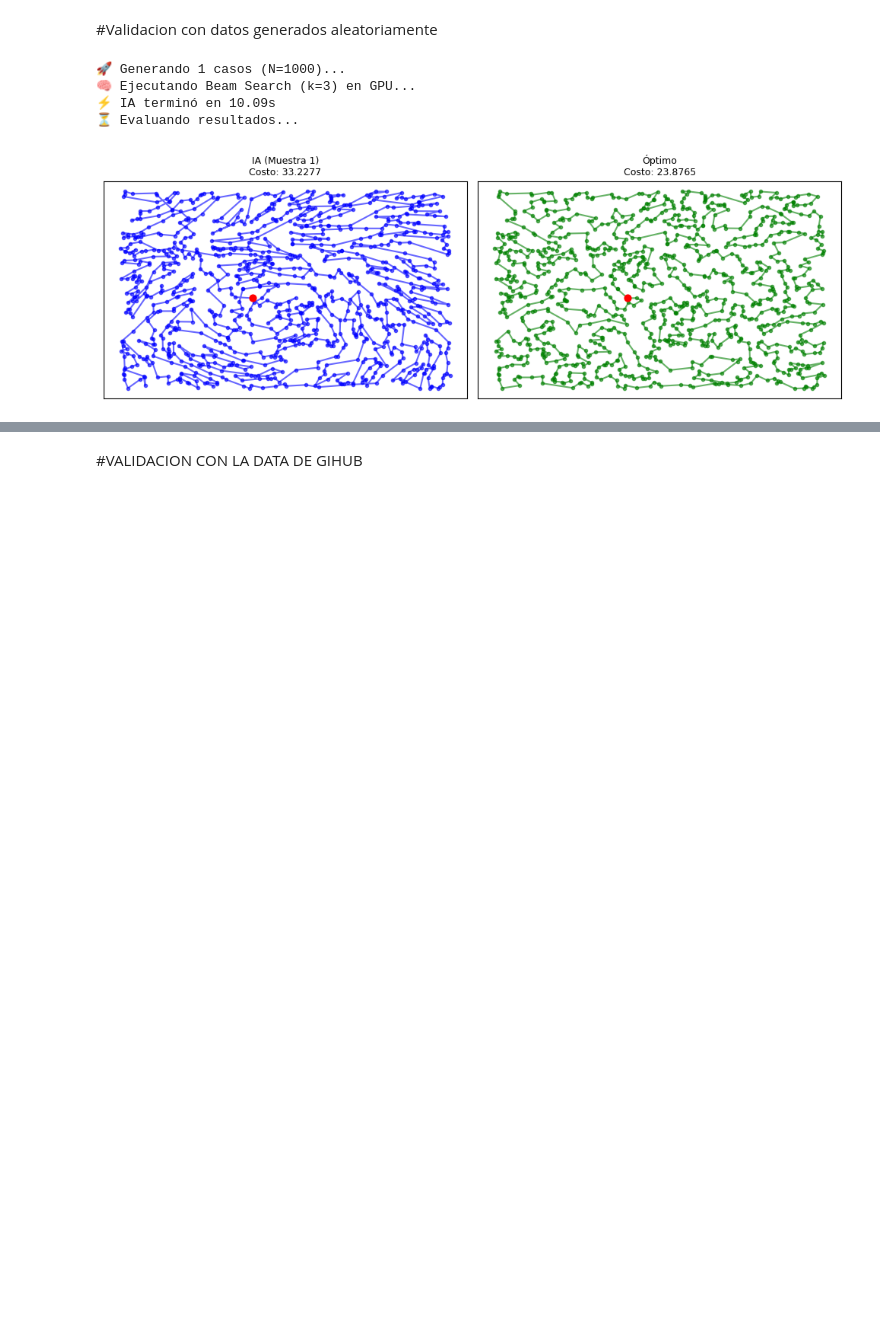
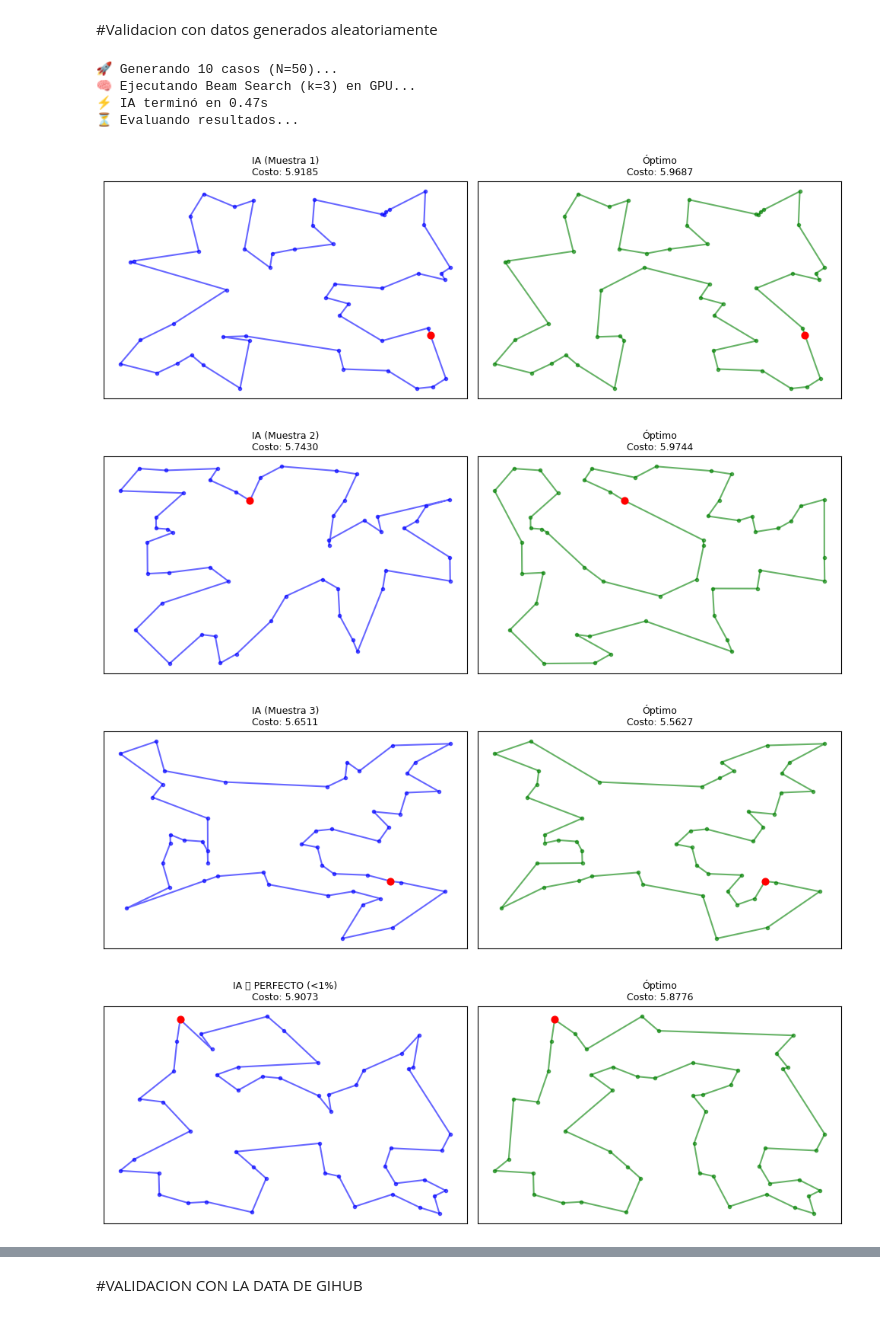
Before and after one commit to felipe-astudillo-s/TransformerTSP, a Jupyter notebook: TrabajoTSP.ipynb, the cells around one changed output, grey strips where cells are left out. Cells and saved outputs as stored; diff of their text form; code cells hidden in the pictures; blank space fills up the shorter version.

```diff
--- a/TrabajoTSP.ipynb
+++ b/TrabajoTSP.ipynb
@@ -491,7 +485,7 @@ def evaluate_optimized(model, num_samples=100, num_cities=50, beam_width=3, batc
     total_gap = 0.0
     perfect_count = 0
     plots_shown = 0
-    MAX_PERFECT_PLOTS = 20 # Para no saturar el navegador si el modelo es muy bueno
+    MAX_PERFECT_PLOTS = 3 # Para no saturar el navegador si el modelo es muy bueno
 
     for i in tqdm(range(num_samples)):
         points = all_points[i]
@@ -520,34 +514,37 @@ def evaluate_optimized(model, num_samples=100, num_cities=50, beam_width=3, batc
         elif gap < 1.0:
             perfect_count += 1
             if plots_shown < MAX_PERFECT_PLOTS + 3: # Limite de plots
                 should_plot = True
                 title_suffix = "🌟 PERFECTO (<1%)"
 
         if should_plot:
              fig, axs = plt.subplots(1, 2, figsize=(10, 3.5))
              plot_tour(axs[0], points, tour_ai, cost_ai, f"IA {title_suffix}", 'blue')
              plot_tour(axs[1], points, tour_opt, cost_opt, "Óptimo", 'green')
              plt.tight_layout()
              plt.show()
              plots_shown += 1
 
     print(f"\n📊 RESULTADO FINAL (N={num_cities}):")
     print(f"   Gap Promedio: {total_gap/num_samples:.2f}%")
     print(f"   Casos Perfectos (<1%): {perfect_count}/{num_samples} ({perfect_count/num_samples*100:.1f}%)")
 
 
 # Cargar y Ejecutar
 if 'trained_model' in globals():
     model_eval = trained_model
 else:
     model_eval = TSPTransformer(num_layers=3, num_heads=8, embed_dim=128).to(DEVICE)
     model_eval.load_state_dict(torch.load("models/tsp_transformer.pth", map_location=DEVICE))
 
 # Prueba con N=35
-evaluate_optimized(model_eval, num_samples= 1, num_cities=1000, beam_width=3)
+evaluate_optimized(model_eval, num_samples= 10, num_cities=50, beam_width=3)
 # %% [output]
-🚀 Generando 1 casos (N=1000)...
+🚀 Generando 10 casos (N=50)...
 🧠 Ejecutando Beam Search (k=3) en GPU...
-⚡ IA terminó en 10.09s
+⚡ IA terminó en 0.47s
 ⏳ Evaluando resultados...
-[figure, old version]
+[figure, new version]
+[figure, added]
+[figure, added]
+[figure, added]
```
Also changed, not shown: parts of 5 cells of this notebook.
